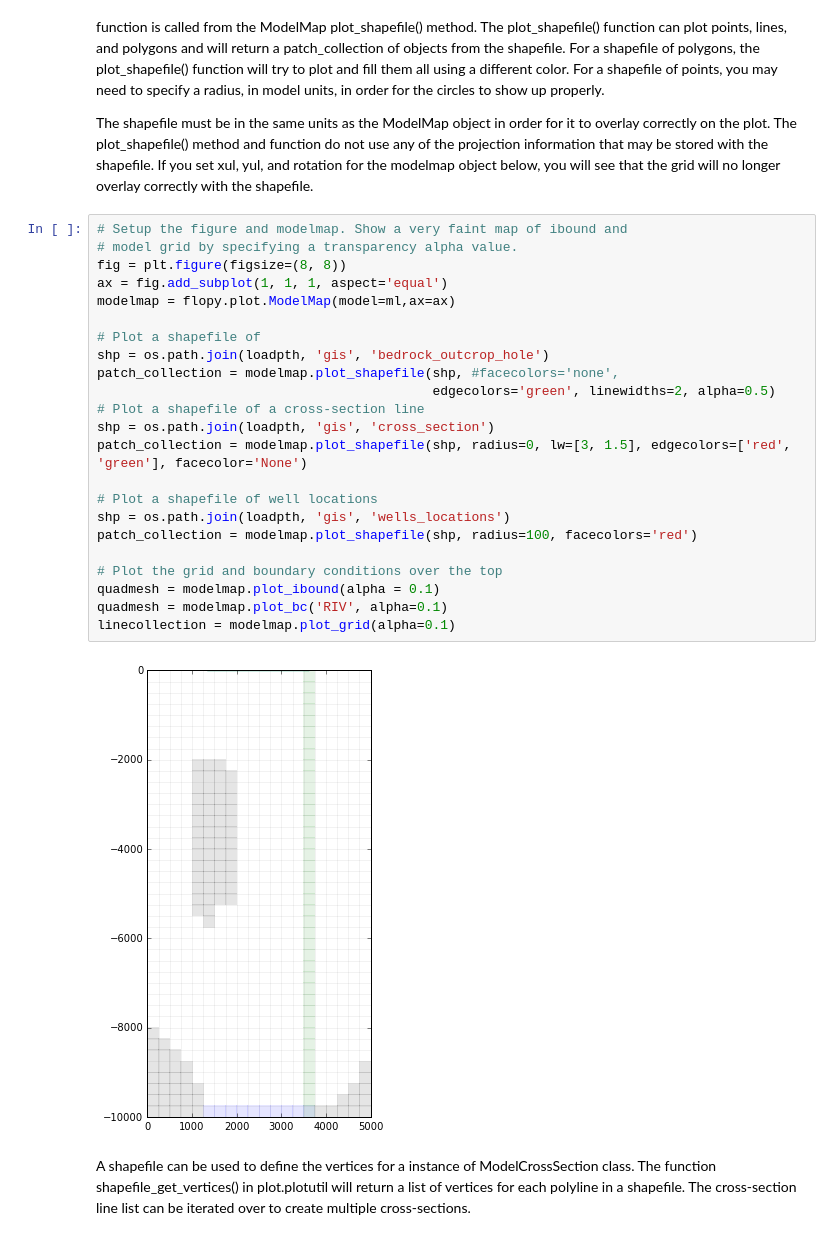
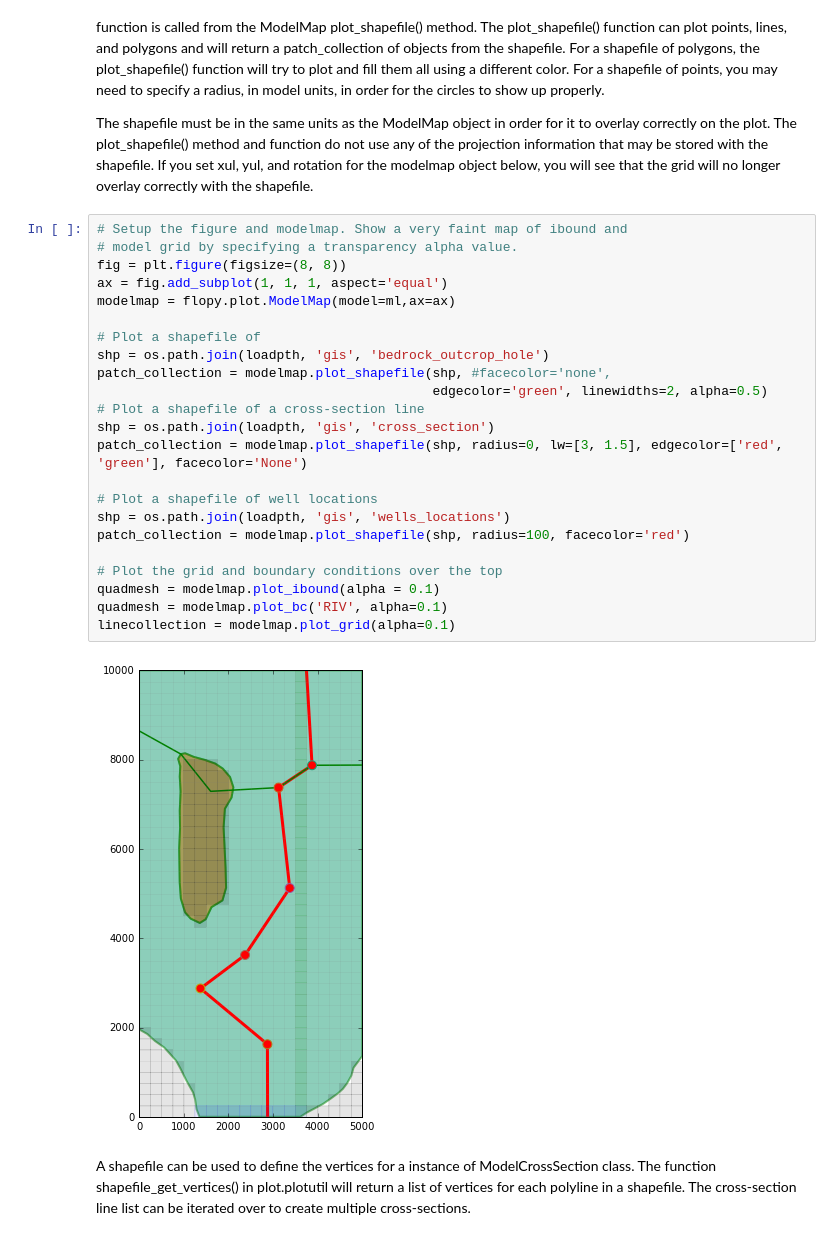
Before and after one commit to modflowpy/flopy, a Jupyter notebook: examples/Notebooks/flopy3_MapExample.ipynb, the cells around one changed output. Saved outputs shown, nothing was run; the diff lists cells and outputs as text.

Commit message:
Fixed use of facecolor and edgecolor when plotting a shape file.  Close #24.

```diff
--- a/examples/Notebooks/flopy3_MapExample.ipynb
+++ b/examples/Notebooks/flopy3_MapExample.ipynb
@@ -363,28 +363,28 @@ The shapefile must be in the same units as the ModelMap object in order for it t
 # %%
 # Setup the figure and modelmap. Show a very faint map of ibound and
 # model grid by specifying a transparency alpha value.
 fig = plt.figure(figsize=(8, 8))
 ax = fig.add_subplot(1, 1, 1, aspect='equal')
 modelmap = flopy.plot.ModelMap(model=ml,ax=ax)
 
 # Plot a shapefile of
 shp = os.path.join(loadpth, 'gis', 'bedrock_outcrop_hole')
-patch_collection = modelmap.plot_shapefile(shp, #facecolors='none',
-                                           edgecolors='green', linewidths=2, alpha=0.5)
+patch_collection = modelmap.plot_shapefile(shp, #facecolor='none',
+                                           edgecolor='green', linewidths=2, alpha=0.5)
 # Plot a shapefile of a cross-section line
 shp = os.path.join(loadpth, 'gis', 'cross_section')
-patch_collection = modelmap.plot_shapefile(shp, radius=0, lw=[3, 1.5], edgecolors=['red', 'green'], facecolor='None')
+patch_collection = modelmap.plot_shapefile(shp, radius=0, lw=[3, 1.5], edgecolor=['red', 'green'], facecolor='None')
 
 # Plot a shapefile of well locations
 shp = os.path.join(loadpth, 'gis', 'wells_locations')
-patch_collection = modelmap.plot_shapefile(shp, radius=100, facecolors='red')
+patch_collection = modelmap.plot_shapefile(shp, radius=100, facecolor='red')
 
 # Plot the grid and boundary conditions over the top
 quadmesh = modelmap.plot_ibound(alpha = 0.1)
 quadmesh = modelmap.plot_bc('RIV', alpha=0.1)
 linecollection = modelmap.plot_grid(alpha=0.1)
 # %% [output]
-[figure, old version]
+[figure, new version]
 # %% [markdown]
 A shapefile can be used to define the vertices for a instance of ModelCrossSection class. The function shapefile_get_vertices() in plot.plotutil will return a list of vertices for each polyline in a shapefile. The cross-section line list can be iterated over to create multiple cross-sections.
 # %%
```
Also changed, not shown: parts of 15 cells of this notebook.
